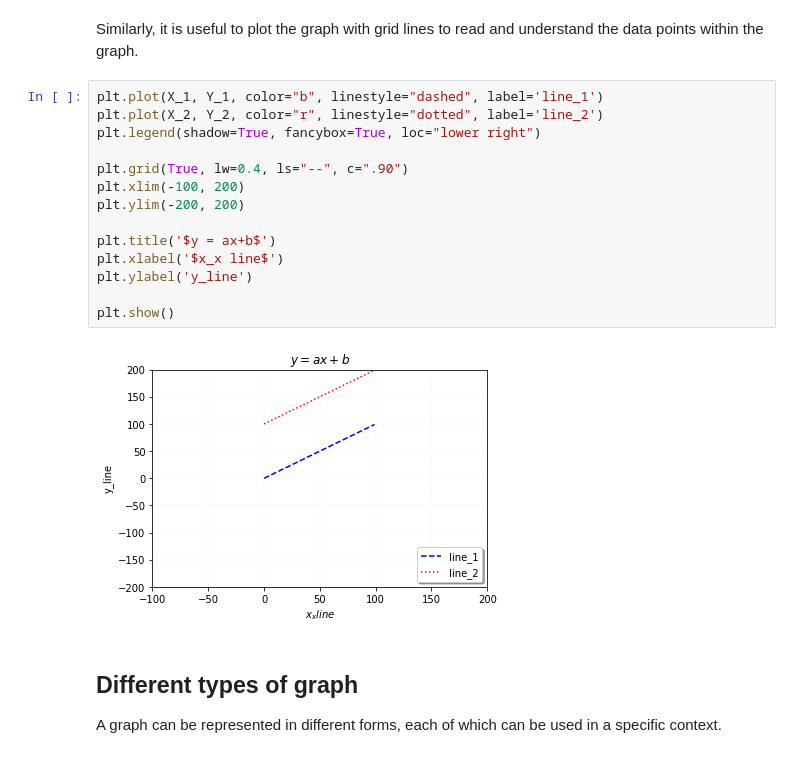
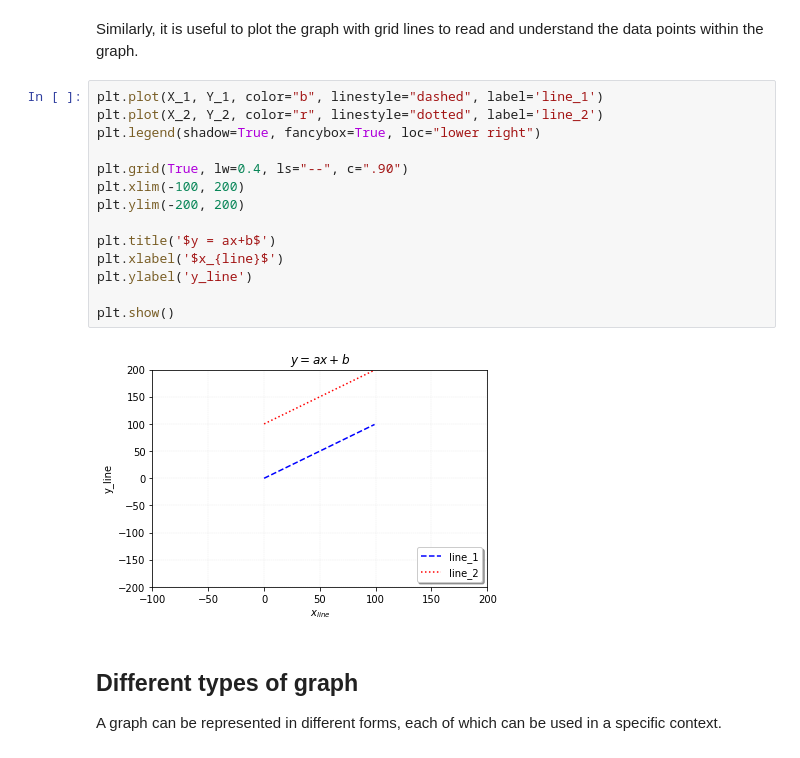
Before and after one commit to Deadlyelder/visualisation-workshop, a Jupyter notebook: src/matplotlib.ipynb, the cells around one changed output. Cells and saved outputs as stored; diff of their text form.

```diff
--- a/src/matplotlib.ipynb
+++ b/src/matplotlib.ipynb
@@ -150,19 +150,19 @@ to read and understand the data points within the graph.
 # %%
 plt.plot(X_1, Y_1, color="b", linestyle="dashed", label='line_1')
 plt.plot(X_2, Y_2, color="r", linestyle="dotted", label='line_2')
 plt.legend(shadow=True, fancybox=True, loc="lower right")
 
 plt.grid(True, lw=0.4, ls="--", c=".90")
 plt.xlim(-100, 200)
 plt.ylim(-200, 200)
 
 plt.title('$y = ax+b$')
-plt.xlabel('$x_x line$')
+plt.xlabel('$x_{line}$')
 plt.ylabel('y_line')
 
 plt.show()
 # %% [output]
-[figure, old version]
+[figure, new version]
 # %% [markdown]
 ## Different types of graph
 A graph can be represented in different forms, each of which can be used in a specific context.
```
Also changed, not shown: parts of 1 cell of this notebook.
